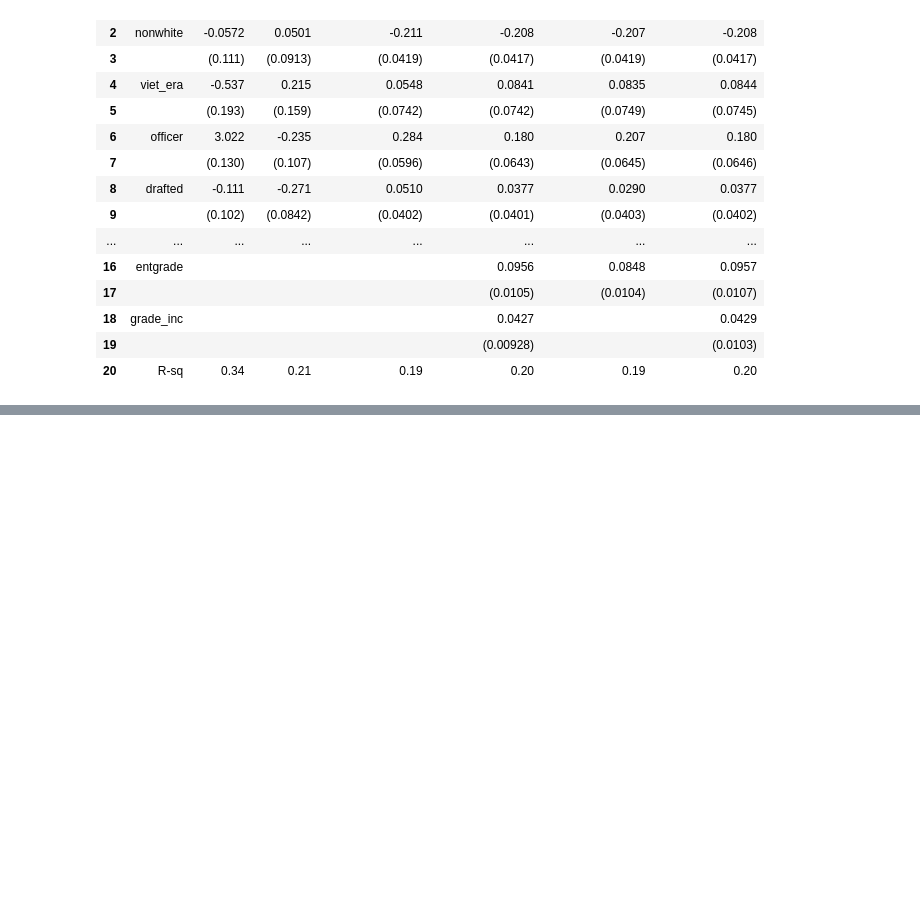
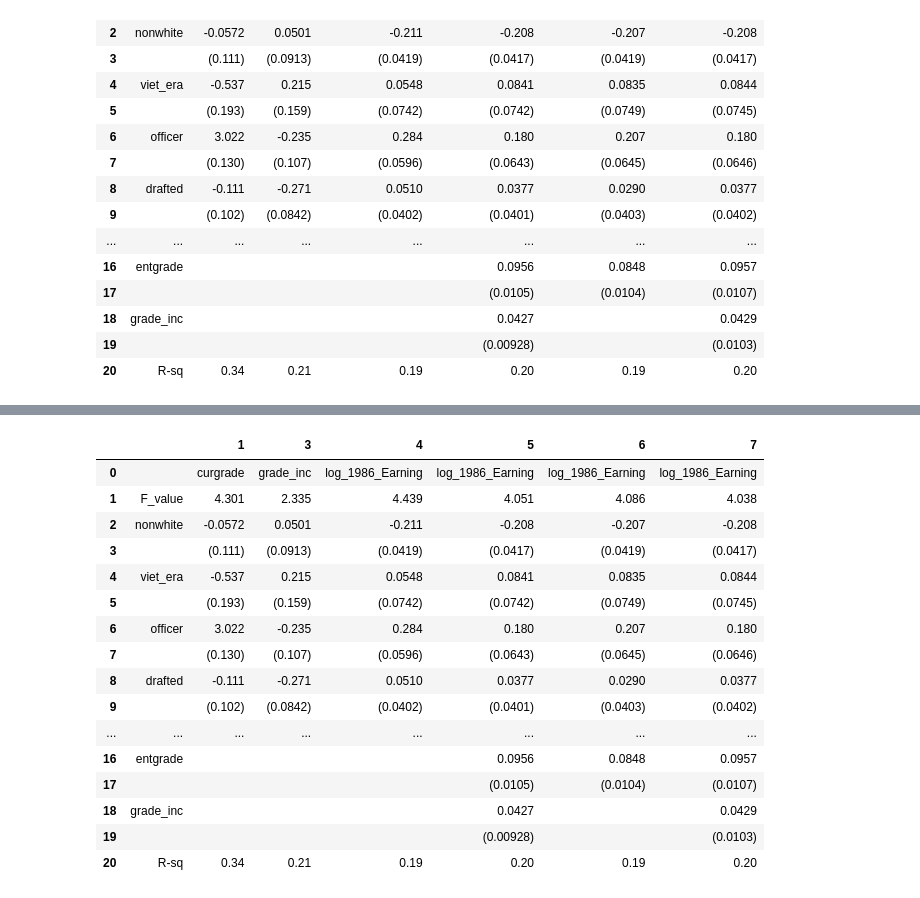
Before and after one commit to RCChan5/Replication-In-Stata, a Jupyter notebook: Table 2/Rep2.ipynb, the cells around one changed output, grey strips where cells are left out. Cells and saved outputs as stored; diff of their text form; code cells hidden in the pictures; blank space fills up the shorter version.

```diff
--- a/Table 2/Rep2.ipynb
+++ b/Table 2/Rep2.ipynb
@@ -113,0 +133,32 @@ new = new column.namesstr .rpa
+# %%
+# Iterate through column names and modify them
+for col in new.columns:
+    # Modify the column name (in this example, add "_new" to each column name)
+    if col == "":
+        continue
+    if col == "1":
+        continue
+    else:
+        new_col_name = int(col)+1
+
+    # Rename the column
+    new.rename(columns={col: new_col_name}, inplace=True)
+new
+# %% [output]
+|  |  | 1 | 3 | 4 | 5 | 6 | 7 |
+| 0 |  | curgrade | grade_inc | log_1986_Earning | log_1986_Earning | log_1986_Earning | log_1986_Earning |
+| 1 | F_value | 4.301 | 2.335 | 4.439 | 4.051 | 4.086 | 4.038 |
+| 2 | nonwhite | -0.0572 | 0.0501 | -0.211 | -0.208 | -0.207 | -0.208 |
+| 3 |  | (0.111) | (0.0913) | (0.0419) | (0.0417) | (0.0419) | (0.0417) |
+| 4 | viet_era | -0.537 | 0.215 | 0.0548 | 0.0841 | 0.0835 | 0.0844 |
+| 5 |  | (0.193) | (0.159) | (0.0742) | (0.0742) | (0.0749) | (0.0745) |
+| 6 | officer | 3.022 | -0.235 | 0.284 | 0.180 | 0.207 | 0.180 |
+| 7 |  | (0.130) | (0.107) | (0.0596) | (0.0643) | (0.0645) | (0.0646) |
+| 8 | drafted | -0.111 | -0.271 | 0.0510 | 0.0377 | 0.0290 | 0.0377 |
+| 9 |  | (0.102) | (0.0842) | (0.0402) | (0.0401) | (0.0403) | (0.0402) |
+| ... | ... | ... | ... | ... | ... | ... | ... |
+| 16 | entgrade |  |  |  | 0.0956 | 0.0848 | 0.0957 |
+| 17 |  |  |  |  | (0.0105) | (0.0104) | (0.0107) |
+| 18 | grade_inc |  |  |  | 0.0427 |  | 0.0429 |
+| 19 |  |  |  |  | (0.00928) |  | (0.0103) |
+| 20 | R-sq | 0.34 | 0.21 | 0.19 | 0.20 | 0.19 | 0.20 |
```
Also changed, not shown: parts of 2 cells of this notebook.
